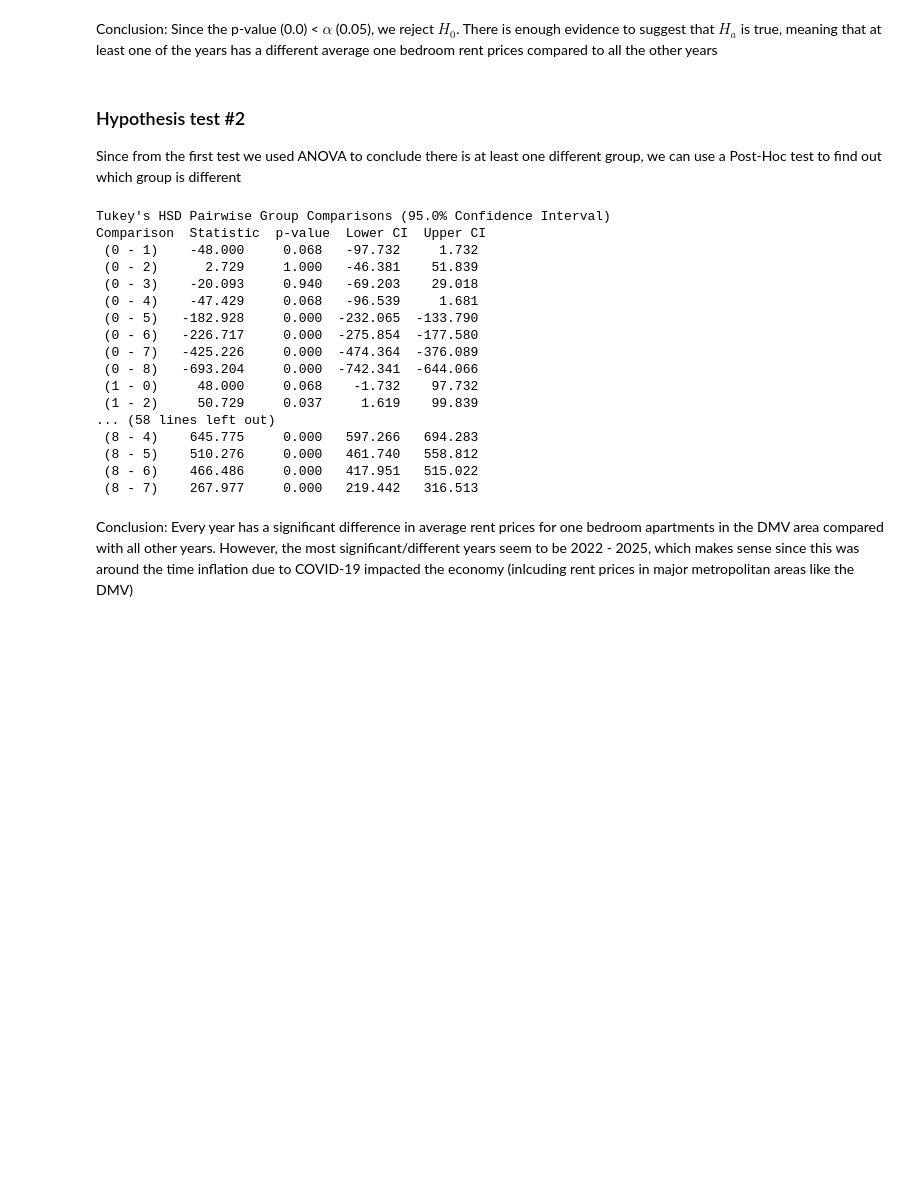
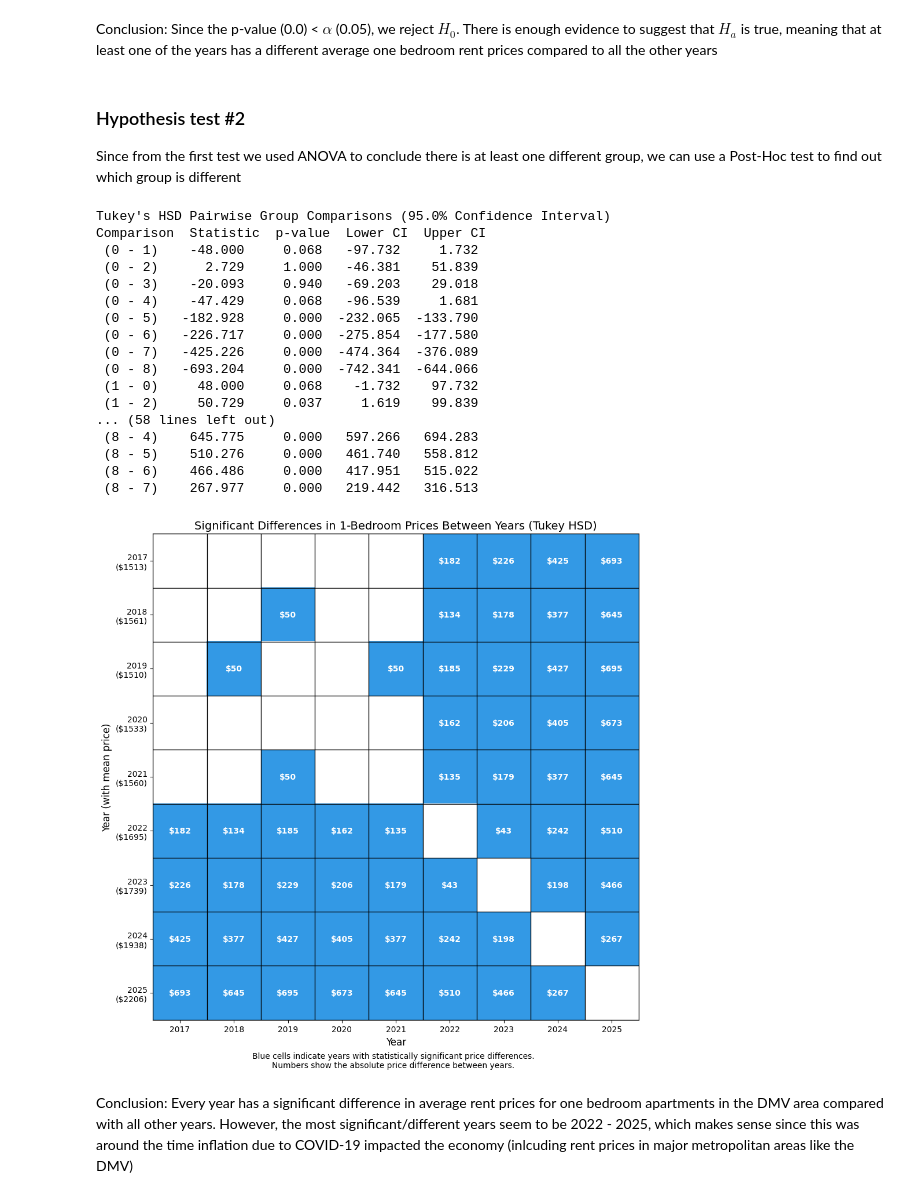
Before and after one commit to aadia1234/CMSC320-Final-Project, a Jupyter notebook: clean_data.ipynb, the cells around one changed output. Drawn from its saved outputs; the diff is of its cells as text; code cells hidden in the pictures; blank space fills up the shorter version.

```diff
--- a/clean_data.ipynb
+++ b/clean_data.ipynb
@@ -273,33 +290,111 @@ res = stats.tukey_hsd(*samples)
 
 print(res)
 
 # 2017: 2022, 2023, 2024, 2025
 # 2018: 2019, 2022, 2023, 2024, 2025
 # 2019: 2018, 2021, 2022, 2023, 2024, 2025
 # 2020: 2022, 2023, 2024, 2025
 # 2021: 2019, 2022, 2023, 2024, 2025
 # 2022: 2017, 2018, 2019, 2020, 2021, 2023, 2024, 2025
 # 2023: 2017, 2018, 2019, 2020, 2021, 2022, 2024, 2025
 # 2024: 2017, 2018, 2019, 2020, 2021, 2022, 2023, 2025
 # 2025: 2017, 2018, 2019, 2020, 2021, 2022, 2023, 2024
+
+# Create a matrix to store significance (1 for significant difference, 0 for no significant difference)
+years = list(range(2017, 2026))
+n_years = len(years)
+significance_matrix = np.zeros((n_years, n_years))
+
+# Based on your provided results, fill in the significant relationships
+# Each line represents years that have significant differences with the key year
+significant_pairs = {
+    2017: [2022, 2023, 2024, 2025],
+    2018: [2019, 2022, 2023, 2024, 2025],
+    2019: [2018, 2021, 2022, 2023, 2024, 2025],
+    2020: [2022, 2023, 2024, 2025],
+    2021: [2019, 2022, 2023, 2024, 2025],
+    2022: [2017, 2018, 2019, 2020, 2021, 2023, 2024, 2025],
+    2023: [2017, 2018, 2019, 2020, 2021, 2022, 2024, 2025],
+    2024: [2017, 2018, 2019, 2020, 2021, 2022, 2023, 2025],
+    2025: [2017, 2018, 2019, 2020, 2021, 2022, 2023, 2024]
+}
+
+# Fill the matrix
+for i, year1 in enumerate(years):
+    for year2 in significant_pairs.get(year1, []):
+        j = years.index(year2)
+        significance_matrix[i, j] = 1
+
+# Calculate mean values for labels
+means = [np.mean(sample) for sample in samples]
+
+# Create the figure
+fig, ax = plt.subplots(figsize=(12, 10))
+
+# Create a custom colormap (white for non-significant, blue for significant)
+colors = [(1, 1, 1), (0.2, 0.6, 0.9)]  # white to blue
+cmap = pltcolors.LinearSegmentedColormap.from_list('custom_cmap', colors, N=2)
+
+# Plot the heatmap
+im = ax.imshow(significance_matrix, cmap=cmap, vmin=0, vmax=1)
+
+# Add grid lines
+for i in range(n_years + 1):
+    ax.axhline(i - 0.5, color='black', linewidth=1)
+    ax.axvline(i - 0.5, color='black', linewidth=1)
+
+# Add year labels with mean prices
+ax.set_xticks(range(n_years))
+ax.set_yticks(range(n_years))
+ax.set_xticklabels(years)
+ax.set_yticklabels([f"{year}\n(${int(mean)})" for year, mean in zip(years, means)])
+
+# Add price difference labels
+for i in range(n_years):
+    for j in range(n_years):
+        if significance_matrix[i, j] == 1:
+            # Calculate price difference
+            diff = means[i] - means[j]
+            diff_text = f"${int(abs(diff))}"
+
+            # Add text to cell
+            ax.text(j, i, diff_text,
+                   ha="center", va="center",
+                   color="white" if significance_matrix[i, j] else "black",
+                   fontweight='bold')
+
+# Add title and axis labels
+plt.title("Significant Differences in 1-Bedroom Prices Between Years (Tukey HSD)", fontsize=14)
+plt.xlabel("Year", fontsize=12)
+plt.ylabel("Year (with mean price)", fontsize=12)
+
+# Add explanation text
+plt.figtext(0.5, 0.01,
+            "Blue cells indicate years with statistically significant price differences.\n"
+            "Numbers show the absolute price difference between years.",
+            ha="center", fontsize=10)
+
+plt.tight_layout(rect=[0, 0.03, 1, 0.97])
+plt.show()
 # %% [output]
 Tukey's HSD Pairwise Group Comparisons (95.0% Confidence Interval)
 Comparison  Statistic  p-value  Lower CI  Upper CI
  (0 - 1)    -48.000     0.068   -97.732     1.732
  (0 - 2)      2.729     1.000   -46.381    51.839
  (0 - 3)    -20.093     0.940   -69.203    29.018
  (0 - 4)    -47.429     0.068   -96.539     1.681
  (0 - 5)   -182.928     0.000  -232.065  -133.790
  (0 - 6)   -226.717     0.000  -275.854  -177.580
  (0 - 7)   -425.226     0.000  -474.364  -376.089
  (0 - 8)   -693.204     0.000  -742.341  -644.066
  (1 - 0)     48.000     0.068    -1.732    97.732
  (1 - 2)     50.729     0.037     1.619    99.839
 ... (58 lines left out)
  (8 - 4)    645.775     0.000   597.266   694.283
  (8 - 5)    510.276     0.000   461.740   558.812
  (8 - 6)    466.486     0.000   417.951   515.022
  (8 - 7)    267.977     0.000   219.442   316.513
+[figure, added]
 # %% [markdown]
 Conclusion: Every year has a significant difference in average rent prices for one bedroom apartments in the DMV area compared with all other years. However, the most significant/different years seem to be 2022 - 2025, which makes sense since this was around the time inflation due to COVID-19 impacted the economy (inlcuding rent prices in major metropolitan areas like the DMV)
 # %% [markdown]
```
Also changed, not shown: parts of 5 cells of this notebook.
